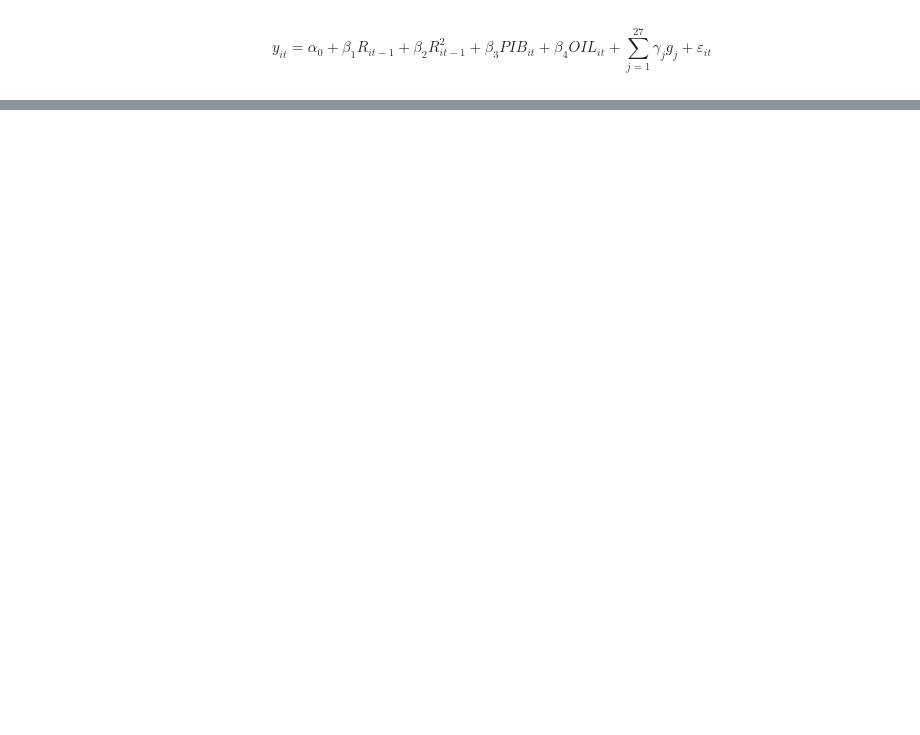
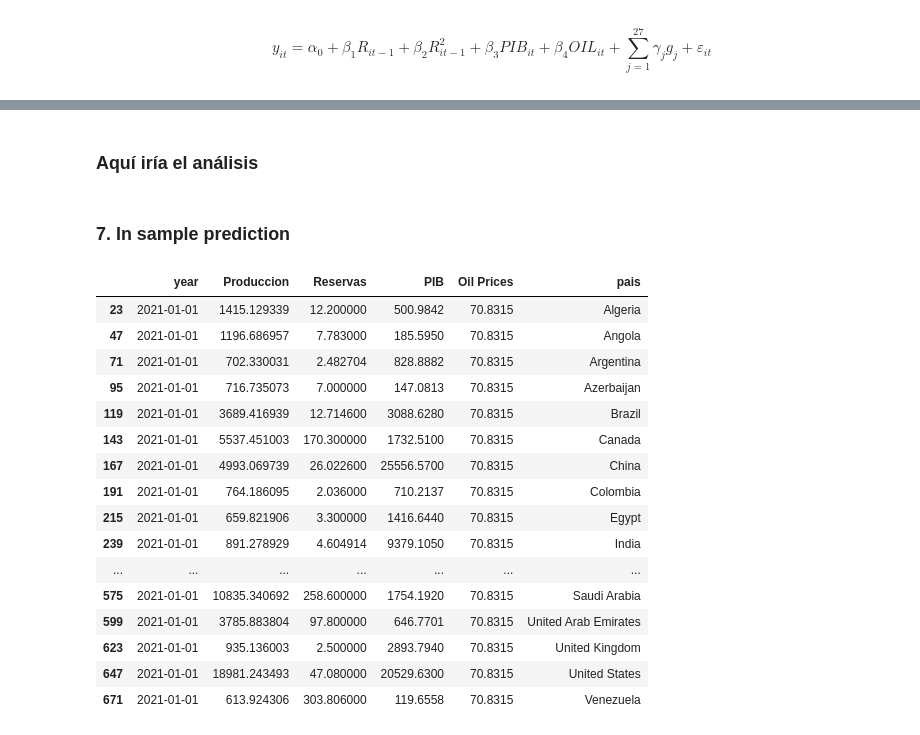
Before and after one commit to remg1997/time_series, a Jupyter notebook: Taller1/Taller1.ipynb, the cells around one changed output, grey strips where cells are left out. Cells and saved outputs as stored; diff of their text form; code cells hidden in the pictures; blank space fills up the shorter version.

```diff
--- a/Taller1/Taller1.ipynb
+++ b/Taller1/Taller1.ipynb
@@ -171,3 +170,27 @@ Covariance Type:            nonrobust
 
 Notes:
 [1] Standard Errors assume that the covariance matrix of the errors is correctly specified.
+# %% [markdown]
+### Aquí iría el análisis
+# %% [markdown]
+### 7. In sample prediction
+# %%
+df[df['year']=='2021-01-01'].loc[:'Produccion', :'pais']
+# %% [output]
+|  | year | Produccion | Reservas | PIB | Oil Prices | pais |
+| 23 | 2021-01-01 | 1415.129339 | 12.200000 | 500.9842 | 70.8315 | Algeria |
+| 47 | 2021-01-01 | 1196.686957 | 7.783000 | 185.5950 | 70.8315 | Angola |
+| 71 | 2021-01-01 | 702.330031 | 2.482704 | 828.8882 | 70.8315 | Argentina |
+| 95 | 2021-01-01 | 716.735073 | 7.000000 | 147.0813 | 70.8315 | Azerbaijan |
+| 119 | 2021-01-01 | 3689.416939 | 12.714600 | 3088.6280 | 70.8315 | Brazil |
+| 143 | 2021-01-01 | 5537.451003 | 170.300000 | 1732.5100 | 70.8315 | Canada |
+| 167 | 2021-01-01 | 4993.069739 | 26.022600 | 25556.5700 | 70.8315 | China |
+| 191 | 2021-01-01 | 764.186095 | 2.036000 | 710.2137 | 70.8315 | Colombia |
+| 215 | 2021-01-01 | 659.821906 | 3.300000 | 1416.6440 | 70.8315 | Egypt |
+| 239 | 2021-01-01 | 891.278929 | 4.604914 | 9379.1050 | 70.8315 | India |
+| ... | ... | ... | ... | ... | ... | ... |
+| 575 | 2021-01-01 | 10835.340692 | 258.600000 | 1754.1920 | 70.8315 | Saudi Arabia |
+| 599 | 2021-01-01 | 3785.883804 | 97.800000 | 646.7701 | 70.8315 | United Arab Emirates |
+| 623 | 2021-01-01 | 935.136003 | 2.500000 | 2893.7940 | 70.8315 | United Kingdom |
+| 647 | 2021-01-01 | 18981.243493 | 47.080000 | 20529.6300 | 70.8315 | United States |
+| 671 | 2021-01-01 | 613.924306 | 303.806000 | 119.6558 | 70.8315 | Venezuela |
```
Also changed, not shown: parts of 11 cells of this notebook.
